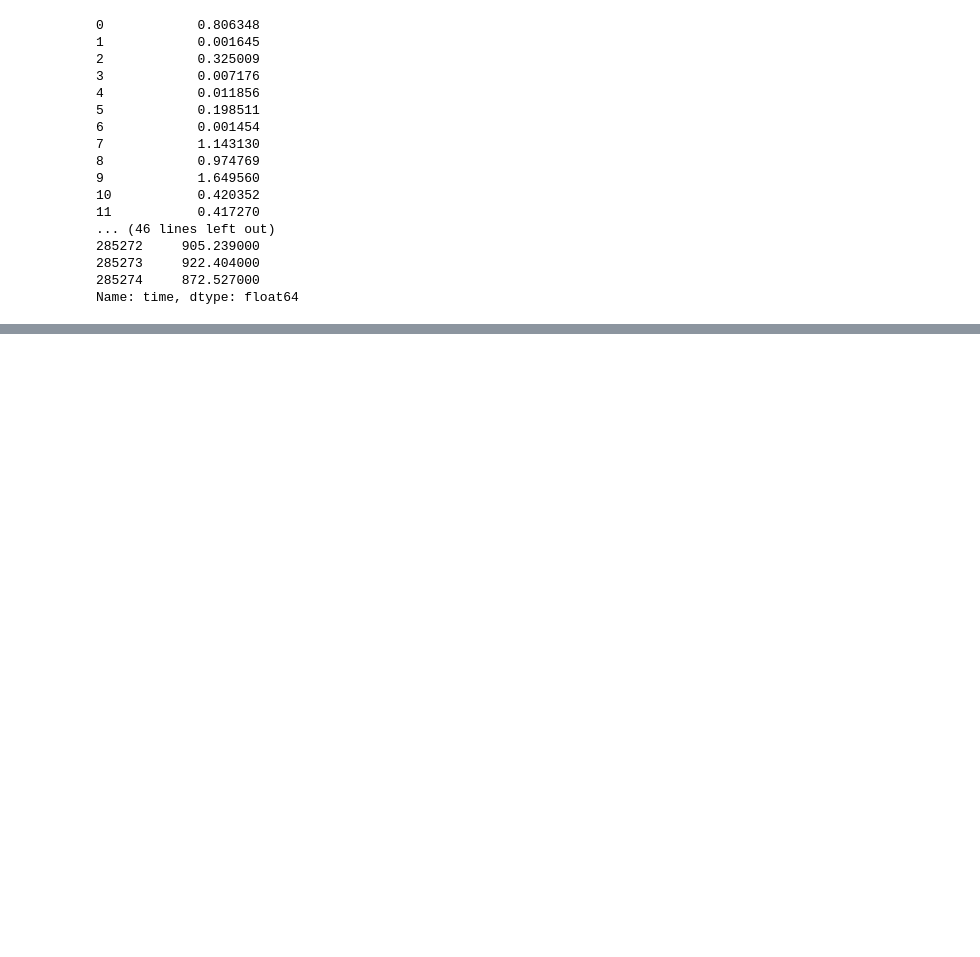
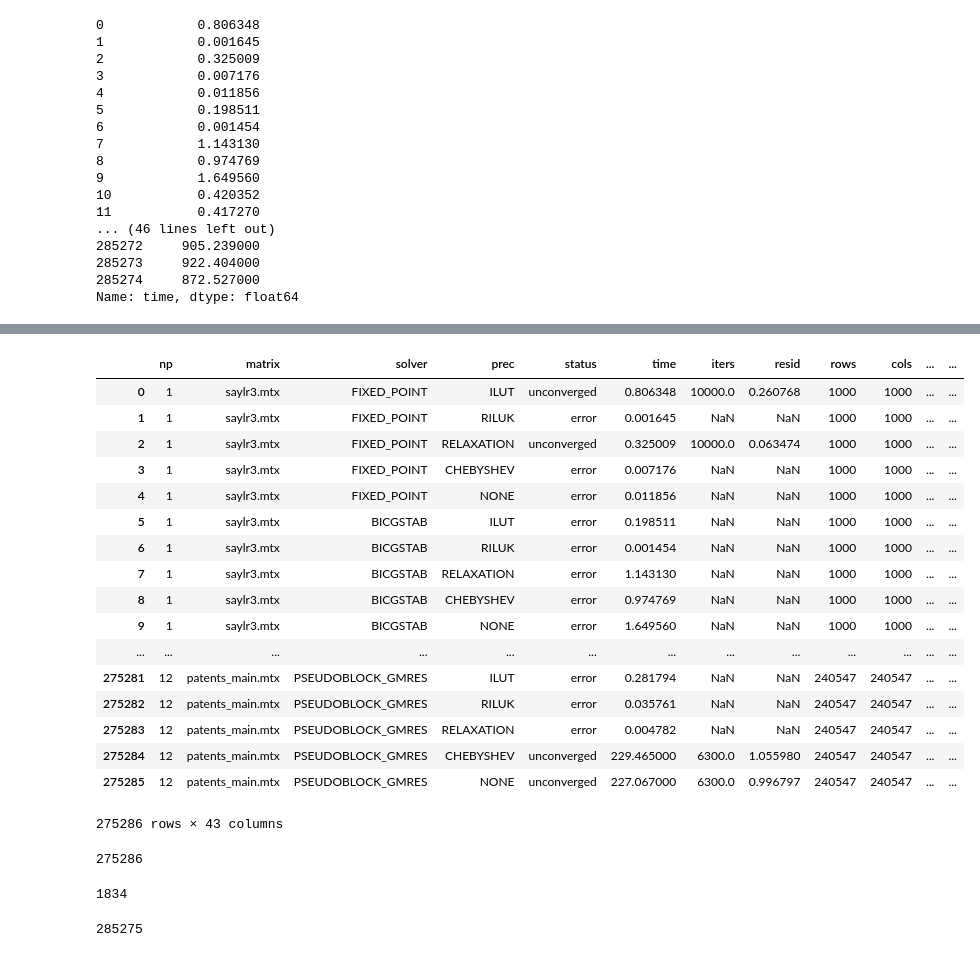
Before and after one commit to patemotter/trilinos-prediction, a Jupyter notebook: Data_Interpretation.ipynb, the cells around one changed output, grey strips where cells are left out. Drawn from its saved outputs; the diff is of its cells as text; code cells hidden in the pictures; blank space fills up the shorter version.

Commit message:
Finished merging data, lots of matrices are non-symmetric(?)

```diff
--- a/Data_Interpretation.ipynb
+++ b/Data_Interpretation.ipynb
@@ -68,0 +71,2 @@ Name: time, dtype: float64
+# %%
+properties = pd.read_csv('./data/uflorida-features.csv',header=0)
@@ -68,0 +96,2 @@ Name: time, dtype: float64
+# %%
+properties.columns = ['rows', 'cols', 'min_nnz_row', 'row_var', 'col_var', 'diag_var', 'nnz', 'frob_norm', 'symm_frob_norm', 'antisymm_frob_norm', 'one_norm', 'inf_norm', 'symm_inf_norm', 'antisymm_inf_norm', 'max_nnz_row', 'trace', 'abs_trace', 'min_nnz_row', 'avg_nnz_row', 'dummy_rows', 'dummy_rows_kind', 'num_value_symm_1', 'nnz_pattern_symm_1', 'num_value_symm_2', 'nnz_pattern_symm_2', 'row_diag_dom', 'col_diag_dom', 'diag_avg', 'diag_sign', 'diag_nnz', 'lower_bw', 'upper_bw', 'row_log_val_spread', 'col_log_val_spread', 'symm', 'matrix']
@@ -68,0 +105,21 @@ Name: time, dtype: float64
+# %%
+pd.merge(df,properties, on='matrix')
+# %% [output]
+|  | np | matrix | solver | prec | status | time | iters | resid | rows | cols | ... | ... |
+| 0 | 1 | saylr3.mtx | FIXED_POINT | ILUT | unconverged | 0.806348 | 10000.0 | 0.260768 | 1000 | 1000 | ... | ... |
+| 1 | 1 | saylr3.mtx | FIXED_POINT | RILUK | error | 0.001645 | NaN | NaN | 1000 | 1000 | ... | ... |
+| 2 | 1 | saylr3.mtx | FIXED_POINT | RELAXATION | unconverged | 0.325009 | 10000.0 | 0.063474 | 1000 | 1000 | ... | ... |
+| 3 | 1 | saylr3.mtx | FIXED_POINT | CHEBYSHEV | error | 0.007176 | NaN | NaN | 1000 | 1000 | ... | ... |
+| 4 | 1 | saylr3.mtx | FIXED_POINT | NONE | error | 0.011856 | NaN | NaN | 1000 | 1000 | ... | ... |
+| 5 | 1 | saylr3.mtx | BICGSTAB | ILUT | error | 0.198511 | NaN | NaN | 1000 | 1000 | ... | ... |
+| 6 | 1 | saylr3.mtx | BICGSTAB | RILUK | error | 0.001454 | NaN | NaN | 1000 | 1000 | ... | ... |
+| 7 | 1 | saylr3.mtx | BICGSTAB | RELAXATION | error | 1.143130 | NaN | NaN | 1000 | 1000 | ... | ... |
+| 8 | 1 | saylr3.mtx | BICGSTAB | CHEBYSHEV | error | 0.974769 | NaN | NaN | 1000 | 1000 | ... | ... |
+| 9 | 1 | saylr3.mtx | BICGSTAB | NONE | error | 1.649560 | NaN | NaN | 1000 | 1000 | ... | ... |
+| ... | ... | ... | ... | ... | ... | ... | ... | ... | ... | ... | ... | ... |
+| 275281 | 12 | patents_main.mtx | PSEUDOBLOCK_GMRES | ILUT | error | 0.281794 | NaN | NaN | 240547 | 240547 | ... | ... |
+| 275282 | 12 | patents_main.mtx | PSEUDOBLOCK_GMRES | RILUK | error | 0.035761 | NaN | NaN | 240547 | 240547 | ... | ... |
+| 275283 | 12 | patents_main.mtx | PSEUDOBLOCK_GMRES | RELAXATION | error | 0.004782 | NaN | NaN | 240547 | 240547 | ... | ... |
+| 275284 | 12 | patents_main.mtx | PSEUDOBLOCK_GMRES | CHEBYSHEV | unconverged | 229.465000 | 6300.0 | 1.055980 | 240547 | 240547 | ... | ... |
+| 275285 | 12 | patents_main.mtx | PSEUDOBLOCK_GMRES | NONE | unconverged | 227.067000 | 6300.0 | 0.996797 | 240547 | 240547 | ... | ... |
+275286 rows × 43 columns
@@ -68,0 +128,12 @@ Name: time, dtype: float64
+# %%
+len(combined)
+# %% [output]
+275286
+# %%
+len(properties)
+# %% [output]
+1834
+# %%
+len(df)
+# %% [output]
+285275
```
Also changed, not shown: parts of 7 cells of this notebook, 1 other file.
